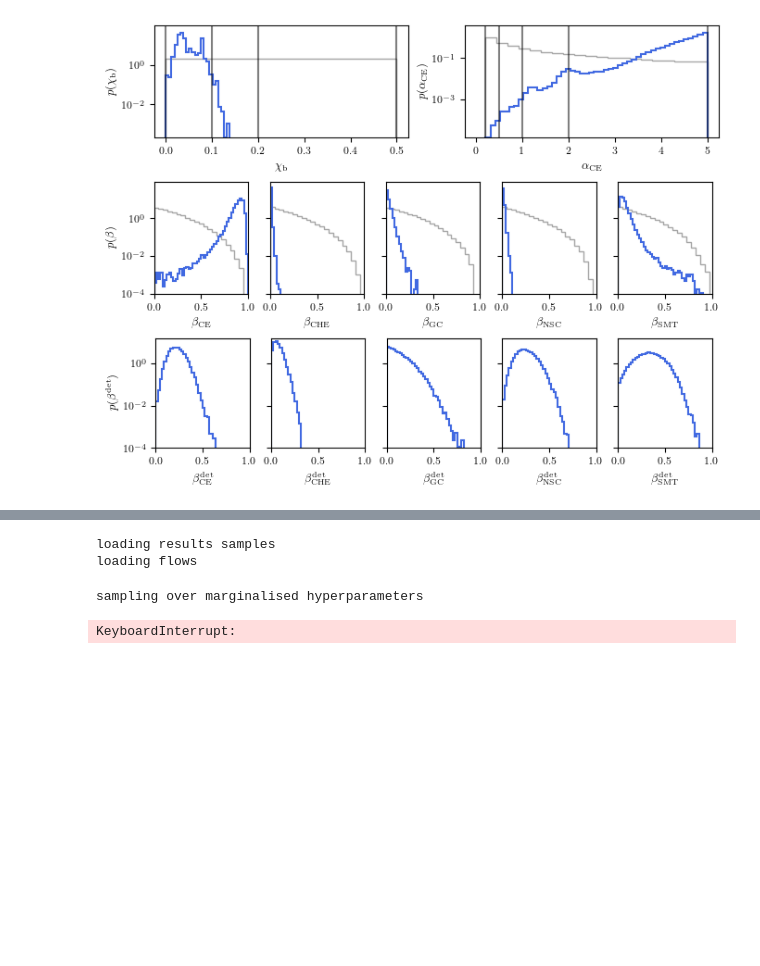
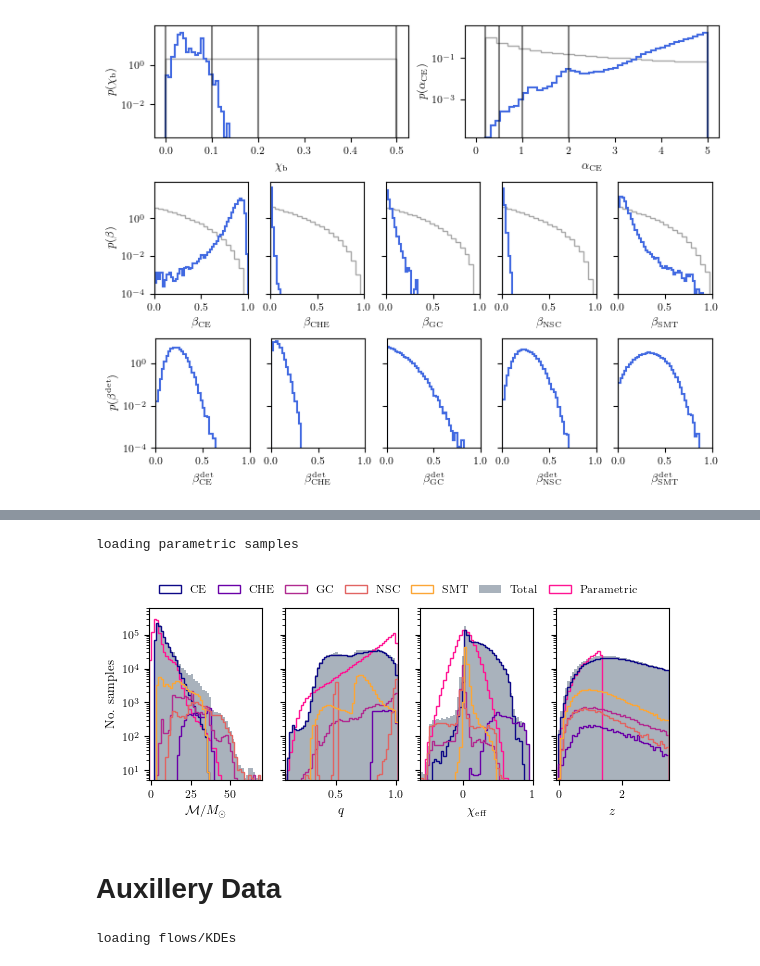
Before and after one commit to michaelzevin/AMAZE, a Jupyter notebook: notebooks/paper_plots_flow.ipynb, the cells around one changed output, grey strips where cells are left out. Saved outputs shown, nothing was run; the diff lists cells and outputs as text; code cells hidden in the pictures; blank space fills up the shorter version.

```diff
--- a/notebooks/paper_plots_flow.ipynb
+++ b/notebooks/paper_plots_flow.ipynb
@@ -325,12 +301,14 @@ def calc_llh_ratio_CE(flow_dir, outdir='.'):
 
     channel_label = 'CE'
     channels_dict_subset = {channel_label:_channels_dict[channel_label]}
+
+    #load underlying models
     popsynth_outputs = get_popsynth_outputs(_models_path, channel_label, _channels_dict)
 
+    #create flow and KDE models
     print('loading flows/KDEs')
     model_names, flow = get_models(_models_path, channels_dict_subset, _param_dict, _hyperparam_dict, use_flows=True, sensitivity='midhighlatelow')
     _, KDE_models = get_models(_models_path, channels_dict_subset, _param_dict, _hyperparam_dict, use_flows=False, sensitivity='midhighlatelow')
-
 
     #load flow model
     flow[channel_label].load_model(flow_dir, device='cpu')
@@ -338,11 +316,12 @@ def calc_llh_ratio_CE(flow_dir, outdir='.'):
     #initialise grid of M, q, and p(M,q|chieff,z)
     mchirps = np.linspace(4.,49.9,20)
     qs = np.linspace(0.01,0.99,20)
-
     p_mchirpq_unreg = np.zeros((20,20))
     p_mchirpq_kde_unreg = np.zeros((20,20))
     p_mchirpq_reg = np.zeros((20,20))
     p_mchirpq_kde_reg = np.zeros((20,20))
+
+    #specify underlying model
     chi_b_id = 0
     alpha_id = 4
 
@@ -381,21 +360,16 @@ def plot_llh_ratio_CE(flow_dir, outdir, justplot=False):
         mchirps, qs, llh_ratio_kde_flow_reg, llh_ratio_kde_flow_unreg = calc_llh_ratio_CE(flow_dir, outdir)
 
     #load popsynth models
-    popsynth_outputs = get_popsynth_outputs(_models_path, channel_label, _channels_dict)
-    models_dict = dict.fromkeys(popsynth_outputs.keys())
-    weights_dict = dict.fromkeys(popsynth_outputs.keys())
+    models_dict, weights_dict = load_models(channel_label)
 
-    for key in popsynth_outputs.keys():
-        models_dict[key] = popsynth_outputs[key][list(_param_dict.keys())]
-        weights_dict[key]= popsynth_outputs[key]['weight']
-
+    #specify underlying model
     chi_b_id = 0
     alpha_id = 4
 
+    #plot
+    print('plotting ratios')
     fig, ax = plt.subplots(2,1)
 
-    #plot
-    print('plotting ratios')
     for row, ratio in enumerate([llh_ratio_kde_flow_unreg, llh_ratio_kde_flow_reg]):
         cbar_scale = np.max(np.abs(ratio))
         c = ax[row].imshow(np.swapaxes(ratio, 0,1), extent=(mchirps[0], mchirps[-1], qs[0], qs[-1]), origin='lower',\
@@ -414,6 +388,7 @@ def plot_llh_ratio_CE(flow_dir, outdir, justplot=False):
         c = ax[row].imshow(np.swapaxes(ratio,0,1), extent=(mchirps[0], mchirps[-1], qs[0], qs[-1]), origin='lower',\
             vmin=-cbar_scale, vmax=cbar_scale, aspect='auto', zorder=-200, cmap='RdBu')
 
+        #plot popsynth data confidence intervals
         corner.hist2d(np.array(popsynth_outputs[(chi_b_id,alpha_id)][bin_conditions]['mchirp']),\
             np.array(popsynth_outputs[(chi_b_id,alpha_id)][bin_conditions]['q']), bins =16, \
             levels=(.50, .90, .99), \
@@ -425,7 +400,6 @@ def plot_llh_ratio_CE(flow_dir, outdir, justplot=False):
         ax[row].set_ylabel(_labels_dict['q'])
         ax[1].set_xlabel(_labels_dict['mchirp'])
 
-
     fig.tight_layout(pad=1.3)
     return fig
 # %%
@@ -679,7 +661,7 @@ def save_dataspace_samps(filenames, flow_dir, outdir='.'):
         channel_idx = np.random.choice(np.arange(len(channels)), p=hyperpost_samp[2:])
         channel = channels[channel_idx]
 
-        #sample flow
+        #sample flow - take log(alphaCE)
         hyperpost_samp[1] = np.log(hyperpost_samp[1])
         samps = flow[channel].sample(np.array(hyperpost_samp[:flow[channel].conditionals]), samps_per_hyperposts)
 
@@ -704,8 +686,23 @@ def plot_samps_dataspace(filenames=None, flow_dir=None, outdir='.', justplot=Fal
     if justplot==False:
         total_samps_ordered, samps_filled = save_dataspace_samps(filenames, flow_dir, outdir=outdir)
     else:
-        total_samps_ordered = np.load(f"{outdir}/data/flow_samps_dataspace.npy")
-        samps_filled = np.load(f'{outdir}/data/no_channelsamps_dataspace.npy')
+        samps = h5py.File(f"{outdir}/data/dataspace_samps.hdf5")
+        samps['flow_samps'].keys()
+        channels = list(_channels_dict.keys())
+        channel_samps = [[],[],[],[],[]]
+        samps_size = []
+        samps_filled = np.zeros(6, dtype=int)
+        no_total_samps = 1000000
+        for cidx, chnl in enumerate(channels):
+            channel_samps[cidx].append(np.array(samps['flow_samps'][chnl]['block0_values']))
+            samps_size.append(samps['flow_samps'][chnl]['block0_values'].shape[0])
+
+        samps_filled[:5] = np.cumsum(samps_size, axis=0)
+        total_samps_ordered = np.zeros((no_total_samps, 4))
+
+    for cidx in range(len(channels)):
+        channel_samps_red = np.reshape(np.array(channel_samps[cidx]),(-1,4))
+        total_samps_ordered[samps_filled[cidx-1]:samps_filled[cidx],:] = channel_samps_red
 
     plt.rcParams["figure.figsize"] = (figure_width*2,figure_width*2/3)
     fig,ax=plt.subplots(1,4)
@@ -752,9 +749,7 @@ def plot_samps_dataspace(filenames=None, flow_dir=None, outdir='.', justplot=Fal
 # %%
 filenames = glob.glob('/data/wiay/2297403c/amaze_model_select/Nflows_AMAZE_paper/outputs/cont_GWTC3/prod_retrainedCE/*.hdf5')
 plot_samps_dataspace(filenames, flow_dir='/data/wiay/2297403c/amaze_model_select/Nflows_AMAZE_paper/inputs/flow_models/mixed_models/',\
-     outdir='.', justplot=False)
+     outdir='/data/wiay/2297403c/amaze_model_select/Nflows_AMAZE_paper/plots/prod_091224/', justplot=True)
 # %% [output]
-loading results samples
-loading flows
+loading parametric samples
-sampling over marginalised hyperparameters
-KeyboardInterrupt:
+[figure, added]
@@ -762,0 +756,23 @@ KeyboardInterrupt:
+# %% [markdown]
+# Auxillery Data
+# %%
+#load flows and KDEs
+channel_label = 'CE'
+flow_dir = '/data/wiay/2297403c/amaze_model_select/Nflows_AMAZE_paper/inputs/flow_models/mixed_models/'
+channels_dict_subset = {channel_label:_channels_dict[channel_label]}
+
+#load underlying models
+popsynth_outputs = get_popsynth_outputs(_models_path, channel_label, _channels_dict)
+
+#create flow and KDE models
+print('loading flows/KDEs')
+model_names, flow = get_models(_models_path, channels_dict_subset, _param_dict, _hyperparam_dict, use_flows=True, sensitivity='midhighlatelow')
+_, KDE_models = get_models(_models_path, channels_dict_subset, _param_dict, _hyperparam_dict, use_flows=False, sensitivity='midhighlatelow')
+
+#load flow model
+flow[channel_label].load_model(flow_dir, device='cpu')
+
+#load underlying models
+models_dict, weights_dict = load_models(channel_label)
+# %% [output]
+loading flows/KDEs
```
Also changed, not shown: parts of 35 cells of this notebook, 1 other file.
